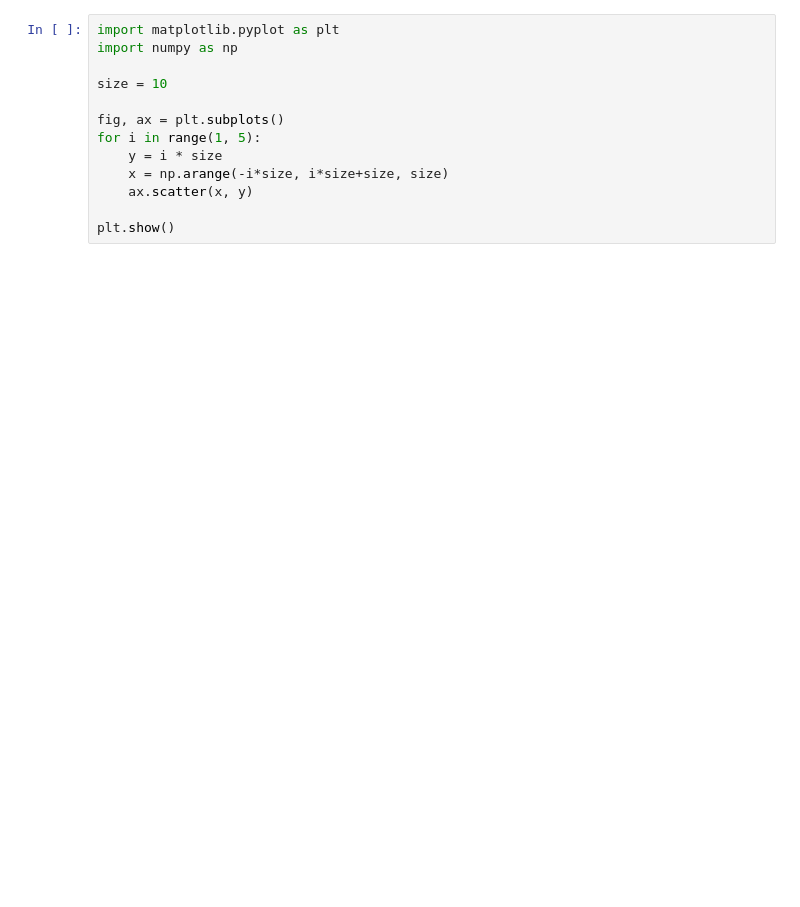
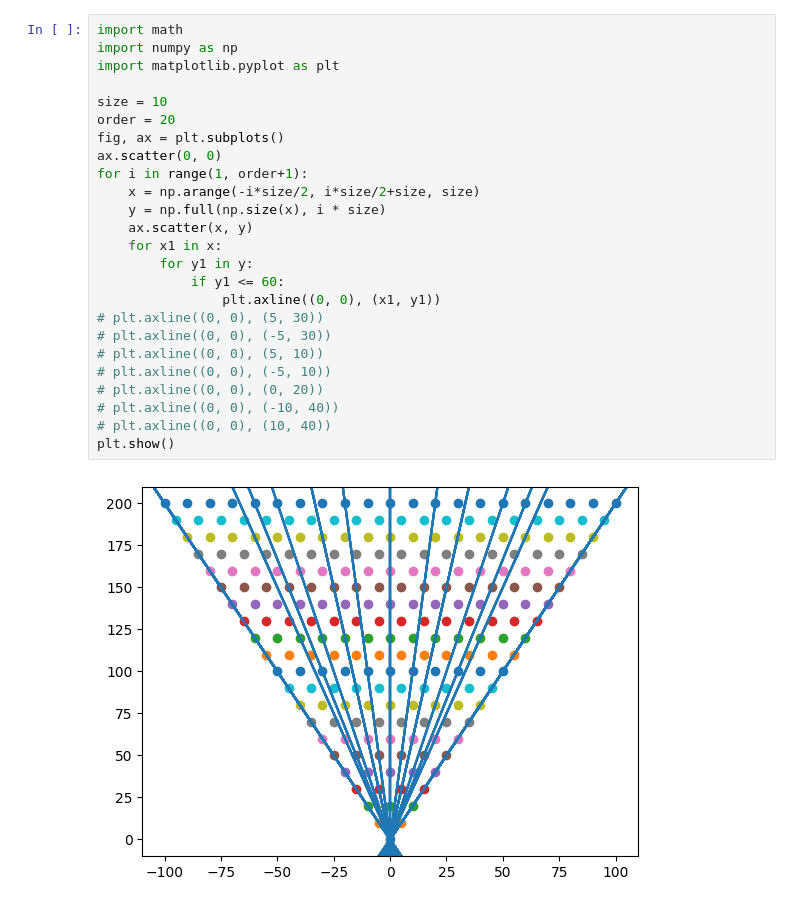
Before and after one commit to matthewScohen/project_euler_solutions, a Jupyter notebook: solutions/p351/p351.ipynb, the cells around one changed output. Drawn from its saved outputs; the diff is of its cells as text; blank space fills up the shorter version.

```diff
--- a/solutions/p351/p351.ipynb
+++ b/solutions/p351/p351.ipynb
@@ -22,15 +22,29 @@ $H(5) = 30$. $H(10) = 138$. $H(1\,000) = 1177848$.
 Find $H(100\,000\,000)$.
 </p>
 # %%
+import math
+import numpy as np
 import matplotlib.pyplot as plt
-import numpy as np
 
 size = 10
-
+order = 20
 fig, ax = plt.subplots()
-for i in range(1, 5):
-    y = i * size
-    x = np.arange(-i*size, i*size+size, size)
+ax.scatter(0, 0)
+for i in range(1, order+1):
+    x = np.arange(-i*size/2, i*size/2+size, size)
+    y = np.full(np.size(x), i * size)
     ax.scatter(x, y)
-
+    for x1 in x:
+        for y1 in y:
+            if y1 <= 60:
+                plt.axline((0, 0), (x1, y1))
+# plt.axline((0, 0), (5, 30))
+# plt.axline((0, 0), (-5, 30))
+# plt.axline((0, 0), (5, 10))
+# plt.axline((0, 0), (-5, 10))
+# plt.axline((0, 0), (0, 20))
+# plt.axline((0, 0), (-10, 40))
+# plt.axline((0, 0), (10, 40))
 plt.show()
+# %% [output]
+[figure, added]
```
Also changed, not shown: 1 other file.
